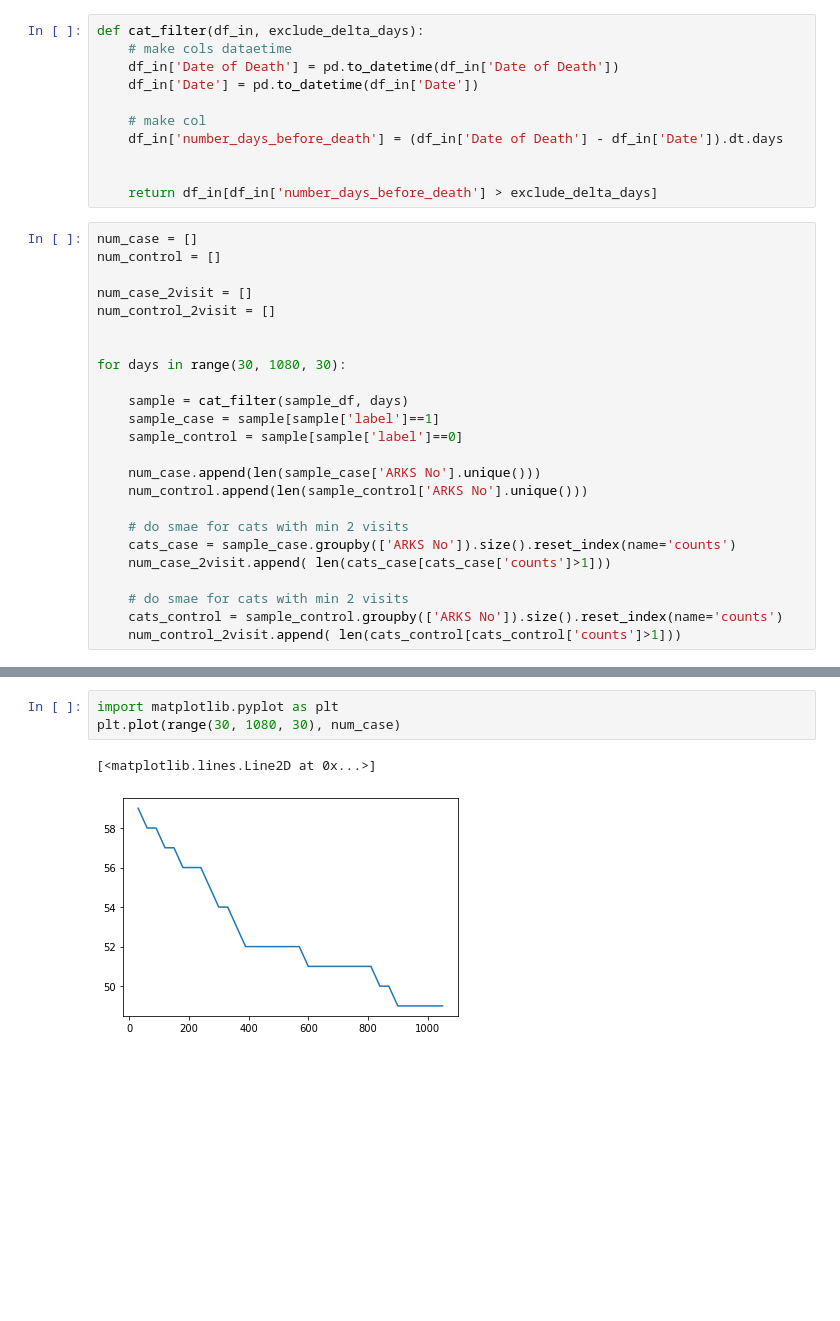
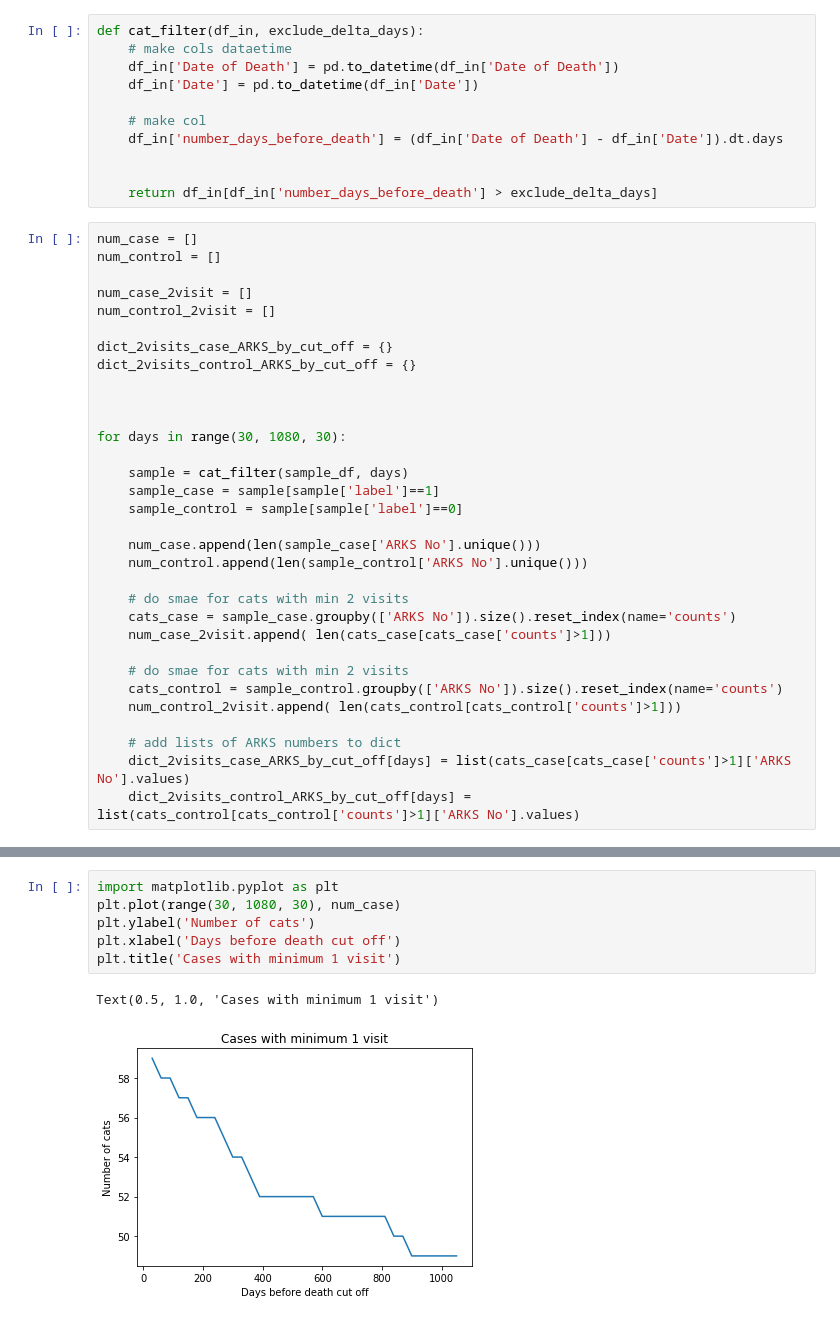
Before and after one commit to ruthpearson/CatHack, a Jupyter notebook: big_cats/10. GROUP_explore_number_visits.ipynb, the cells around one changed output, grey strips where cells are left out. Drawn from its saved outputs; the diff is of its cells as text; blank space fills up the shorter version.

Commit message:
saved ARKS info for cut offs and started CKD death modelling notebook

```diff
--- a/big_cats/10. GROUP_explore_number_visits.ipynb
+++ b/big_cats/10. GROUP_explore_number_visits.ipynb
@@ -109,6 +118,10 @@ num_control = []
 
 num_case_2visit = []
 num_control_2visit = []
+
+dict_2visits_case_ARKS_by_cut_off = {}
+dict_2visits_control_ARKS_by_cut_off = {}
+
 
 
 for days in range(30, 1080, 30):
@@ -127,3 +140,7 @@ for days in range(30, 1080, 30):
     # do smae for cats with min 2 visits
     cats_control = sample_control.groupby(['ARKS No']).size().reset_index(name='counts')
     num_control_2visit.append( len(cats_control[cats_control['counts']>1]))
+
+    # add lists of ARKS numbers to dict
+    dict_2visits_case_ARKS_by_cut_off[days] = list(cats_case[cats_case['counts']>1]['ARKS No'].values)
+    dict_2visits_control_ARKS_by_cut_off[days] = list(cats_control[cats_control['counts']>1]['ARKS No'].values)
@@ -130,8 +156,11 @@ for days in range(30, 1080, 30):
 # %%
 import matplotlib.pyplot as plt
 plt.plot(range(30, 1080, 30), num_case)
+plt.ylabel('Number of cats')
+plt.xlabel('Days before death cut off')
+plt.title('Cases with minimum 1 visit')
 # %% [output]
-[<matplotlib.lines.Line2D at 0x...>]
+Text(0.5, 1.0, 'Cases with minimum 1 visit')
-[figure, old version]
+[figure, new version]
 # %%
 plt.plot(range(30, 1080, 30), num_control)
```
Also changed, not shown: parts of 7 cells of this notebook, 1 other file.
